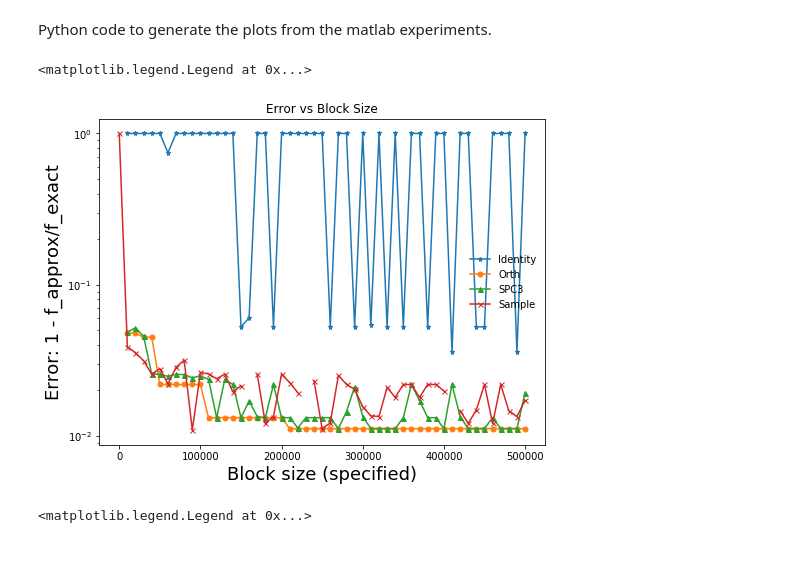
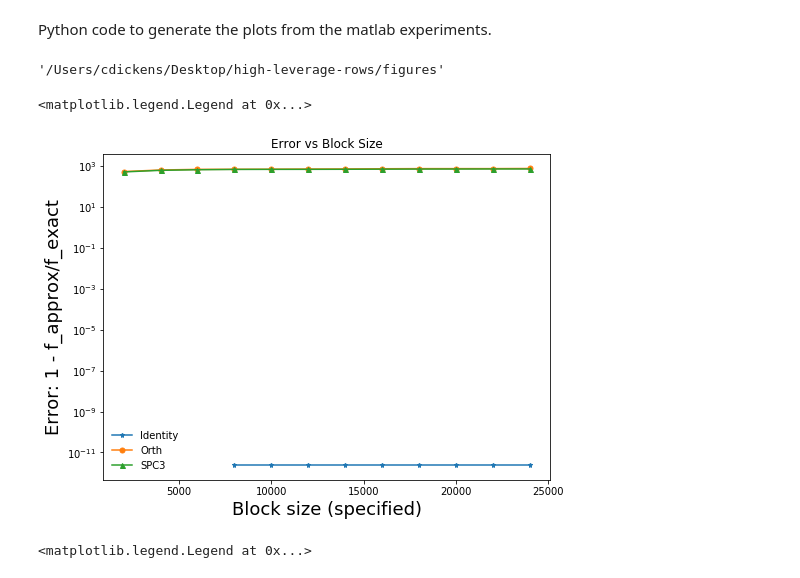
Before and after one commit to c-dickens/stream-summaries-high-lev-rows, a Jupyter notebook: figures/Plots for YearsPredictions experiments.ipynb, the cells around one changed output. Saved outputs shown, nothing was run; the diff lists cells and outputs as text; code cells hidden in the pictures.

```diff
--- a/figures/Plots for YearsPredictions experiments.ipynb
+++ b/figures/Plots for YearsPredictions experiments.ipynb
@@ -4,27 +4,31 @@ Python code to generate the plots from the matlab experiments.
 import scipy.io as spio
 import matplotlib.pyplot as plt
 %matplotlib inline
+# %%
+pwd
+# %% [output]
+'/Users/cdickens/Desktop/high-leverage-rows/figures'
 # %%
-mat_identity = spio.loadmat('../scripts/census_identity.mat', squeeze_me=True)
-mat_orth = spio.loadmat('../scripts/census_orth.mat', squeeze_me=True)
-mat_spc3 = spio.loadmat('../scripts/census_condition_spc3.mat', squeeze_me=True)
-mat_uniform = spio.loadmat('../scripts/census_uniform_sampling.mat', squeeze_me=True)
+mat_identity = spio.loadmat('../scripts/years/regression/years_identity.mat', squeeze_me=True)
+mat_orth = spio.loadmat('../scripts/years/regression/years_orth.mat', squeeze_me=True)
+mat_spc3 = spio.loadmat('../scripts/years/regression/years_condition_spc3.mat', squeeze_me=True)
+#mat_uniform = spio.loadmat('../scripts/years_uniform_sampling.mat', squeeze_me=True)
 # %%
 fig, ax = plt.subplots(figsize=(8,6))
 
 ax.plot( mat_identity['block_sizes'], mat_identity['error'] , marker = '*', markersize = 5, label = 'Identity')
 ax.plot( mat_orth['block_sizes'], mat_orth['error'], marker = 'o', markersize=5, label = 'Orth')
 ax.plot( mat_spc3['block_sizes'], mat_spc3['error'],  marker = '^', markersize=5, label = 'SPC3')
-ax.plot( mat_uniform['block_sizes'], mat_uniform['error'], marker='x', markersize=5, label = 'Sample')
+#ax.plot( mat_uniform['block_sizes'], mat_uniform['error'], marker='x', markersize=5, label = 'Sample')
 ax.set_yscale('log')
 #ax.set_xscale('log')
 ax.set_ylabel('Error: 1 - f_approx/f_exact', fontsize=18)
 ax.set_xlabel('Block size (specified)', fontsize=18)
 ax.set_title("Error vs Block Size")
 ax.legend(loc=0, frameon=False)
 # %% [output]
 <matplotlib.legend.Legend at 0x...>
-[figure, old version]
+[figure, new version]
 # %%
 fig, ax = plt.subplots(figsize=(8,6))
 
```
Also changed, not shown: 6 other files.
